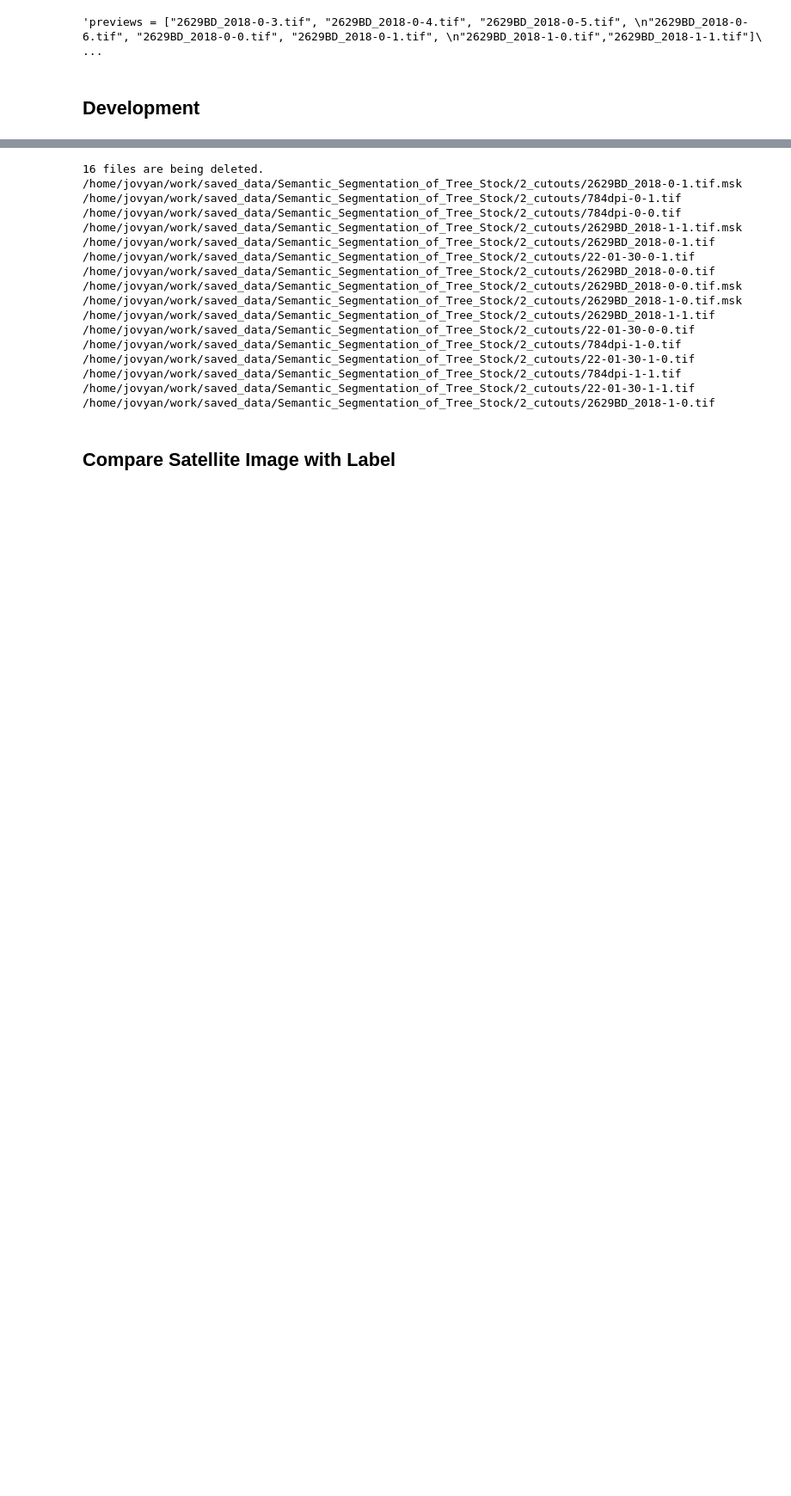
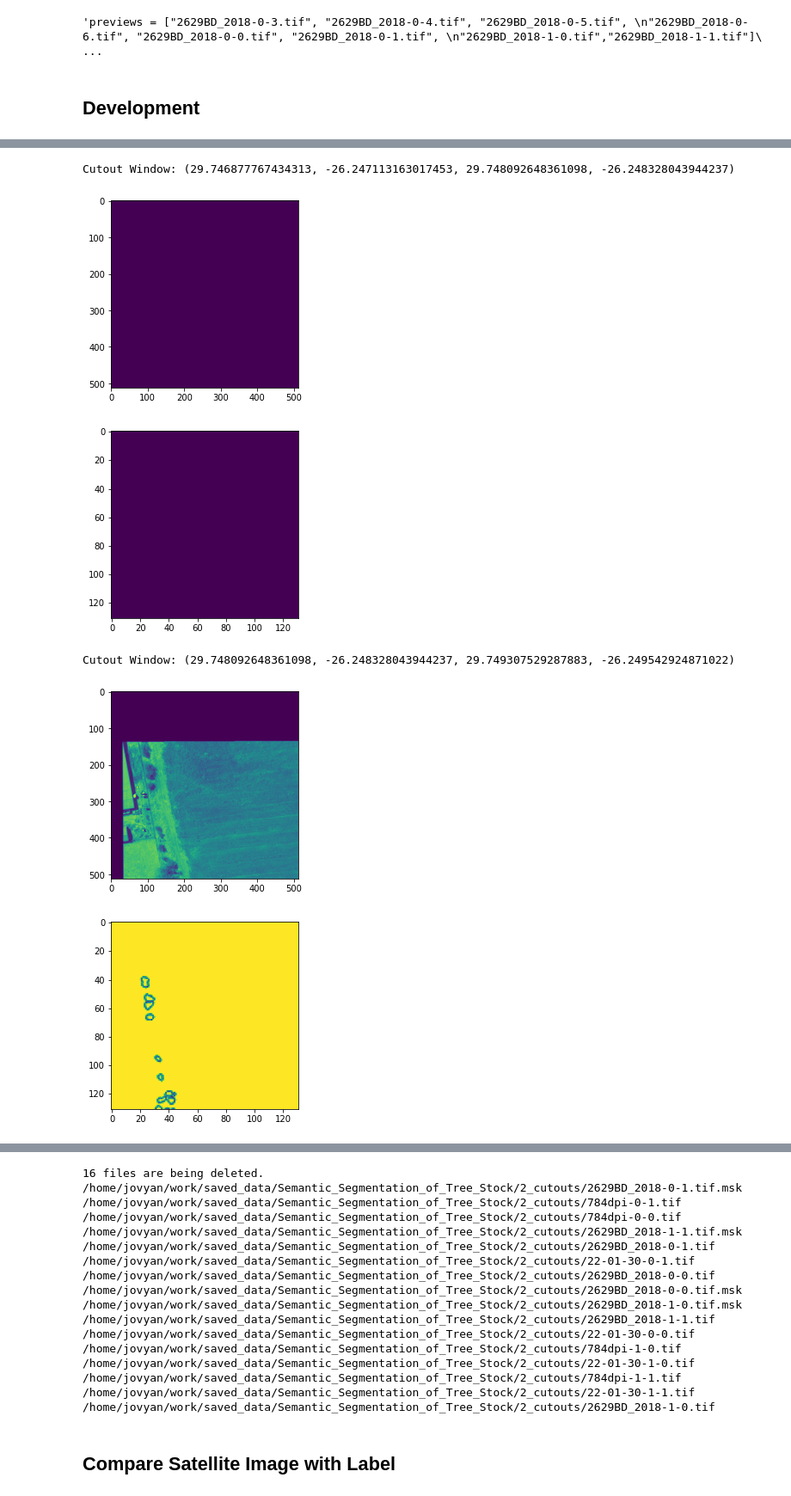
Before and after one commit to lgiesen/DL-Semantic-Segmentation-of-Tree-Stock-in-South-Africa-Using-Satellite-Images, a Jupyter notebook: 0_main.ipynb, the cells around one changed output, grey strips where cells are left out. Shown at 86% size. Saved outputs shown, nothing was run; the diff lists cells and outputs as text; code cells hidden in the pictures; blank space fills up the shorter version.

Commit message:
feat: :sparkles: similar resolution of satellite and label img

```diff
--- a/0_main.ipynb
+++ b/0_main.ipynb
@@ -387,2 +290,9 @@ def satellite_label_cutout(satellite_images: list = None, labels: list = None):
 # %%
-#satellite_label_cutout(satellite_images = ["2629BD_2018.tif"], labels = ["784dpi.tif"])
+compare_satellite_label("2629BD_2018.tif", "144dpi.tif")
+# %% [output]
+Cutout Window: (29.746877767434313, -26.247113163017453, 29.748092648361098, -26.248328043944237)
+[figure, added]
+[figure, added]
+Cutout Window: (29.748092648361098, -26.248328043944237, 29.749307529287883, -26.249542924871022)
+[figure, added]
+[figure, added]
```
Also changed, not shown: parts of 16 cells of this notebook.
